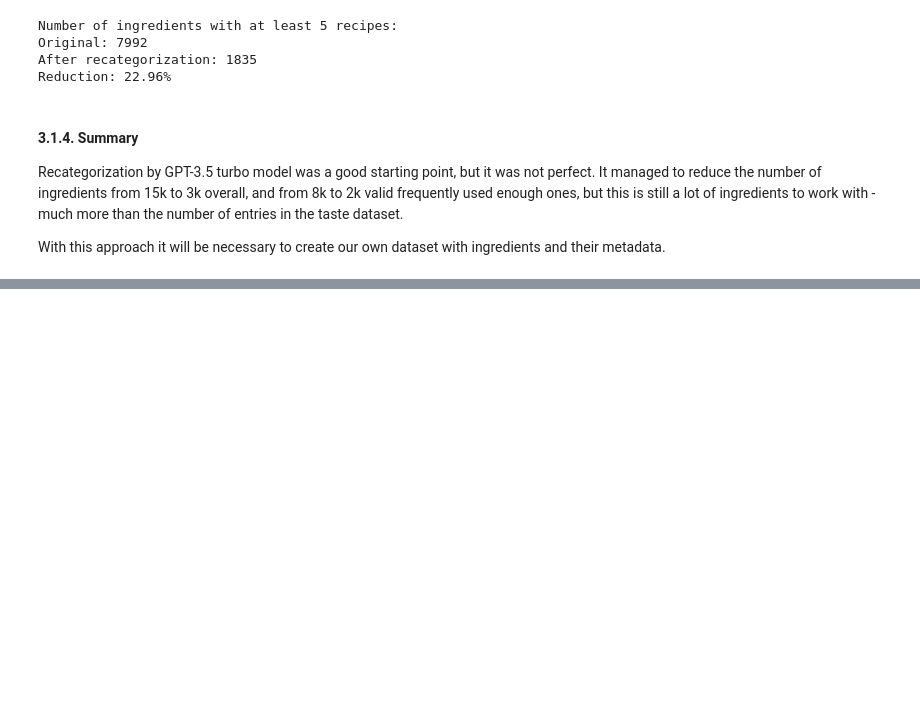
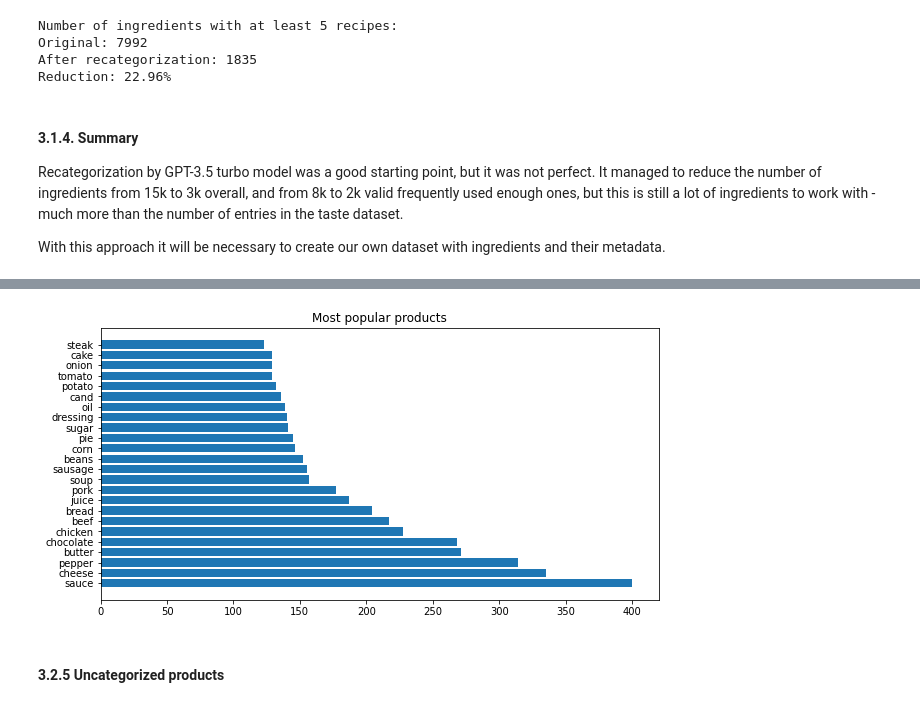
Before and after one commit to Tremirre/EaT-PIM-Revised, a Jupyter notebook: report.ipynb, the cells around one changed output, grey strips where cells are left out. Saved outputs shown, nothing was run; the diff lists cells and outputs as text; code cells hidden in the pictures; blank space fills up the shorter version.

```diff
--- a/report.ipynb
+++ b/report.ipynb
@@ -427,0 +561,14 @@ With this approach it will be necessary to create our own dataset with ingredien
+# %%
+product_list = []
+for product in ingredient_map.values():
+    for key, products in product.items():
+        product_list.append([len(products), key])
+product_list.sort(reverse=True)
+plt.figure(figsize=(10, 5))
+plt.barh([name for _, name in product_list[1:25]], [counts for counts, _ in product_list[1:25]])
+plt.title("Most popular products")
+plt.show()
+# %% [output]
+[figure, added]
+# %% [markdown]
+#### 3.2.5 Uncategorized products
```
Also changed, not shown: parts of 19 cells of this notebook, 1 other file.
